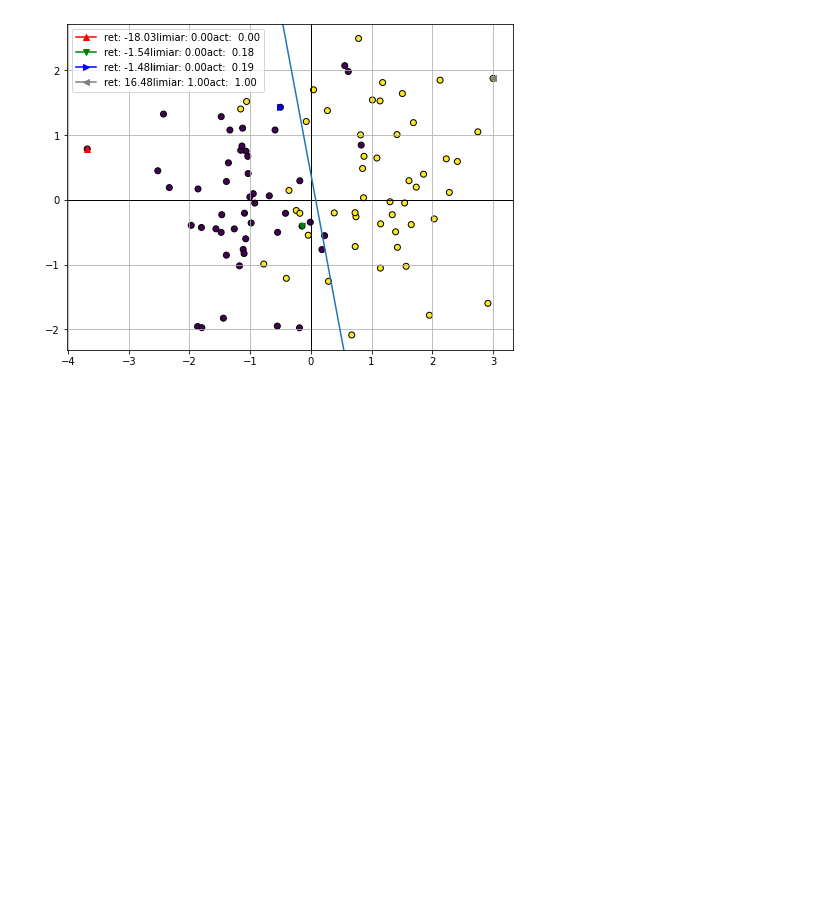
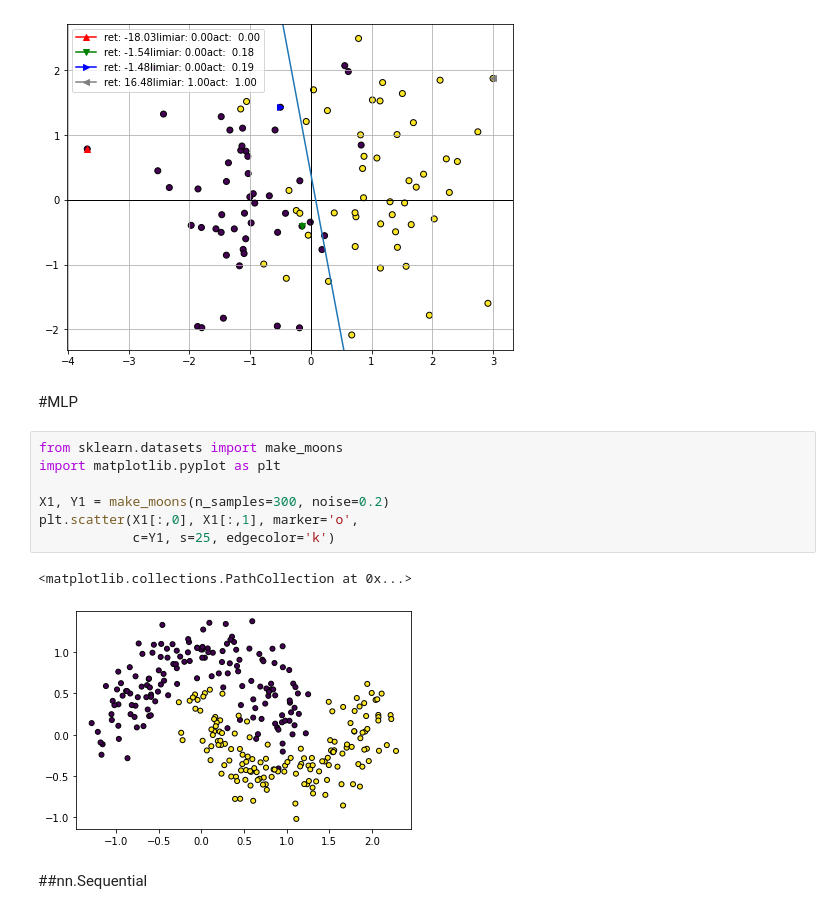
Before and after one commit to Frinhani/LearningMachineLearning, a Jupyter notebook: DL_PyTorch.ipynb, the cells around one changed output. Saved outputs shown, nothing was run; the diff lists cells and outputs as text; blank space fills up the shorter version.

```diff
--- a/DL_PyTorch.ipynb
+++ b/DL_PyTorch.ipynb
@@ -230,3 +230,17 @@ plt.show()
 # %% [output]
 <Figure size 576x432 with 0 Axes>
 [figure]
+# %% [markdown]
+#MLP
+# %%
+from sklearn.datasets import make_moons
+import matplotlib.pyplot as plt
+
+X1, Y1 = make_moons(n_samples=300, noise=0.2)
+plt.scatter(X1[:,0], X1[:,1], marker='o',
+            c=Y1, s=25, edgecolor='k')
+# %% [output]
+<matplotlib.collections.PathCollection at 0x...>
+[figure, added]
+# %% [markdown]
+##nn.Sequential
```
Also changed, not shown: parts of 16 cells of this notebook.
